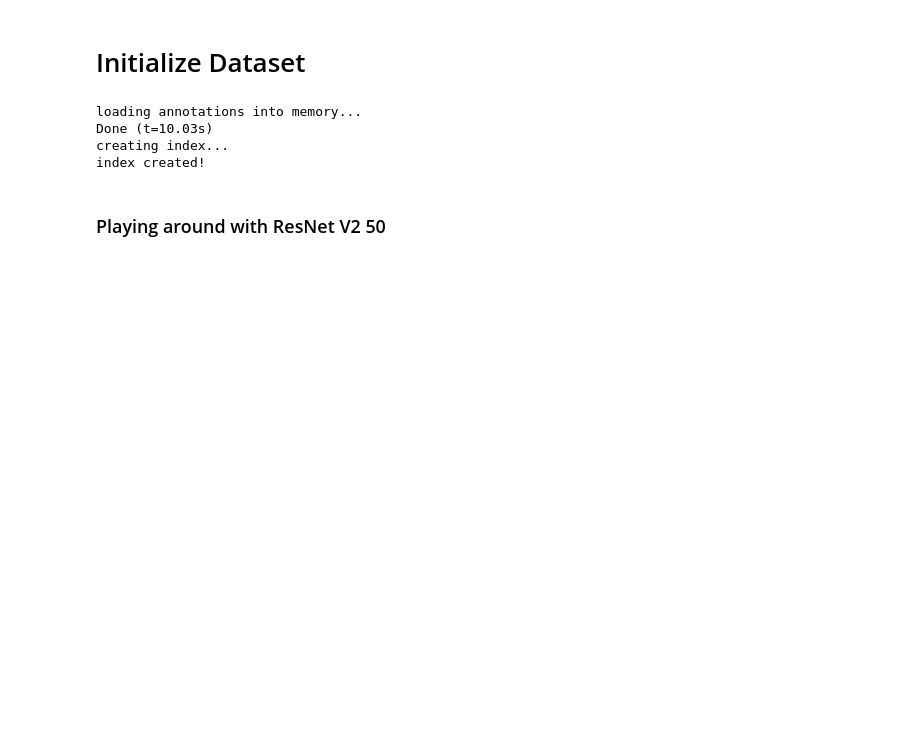
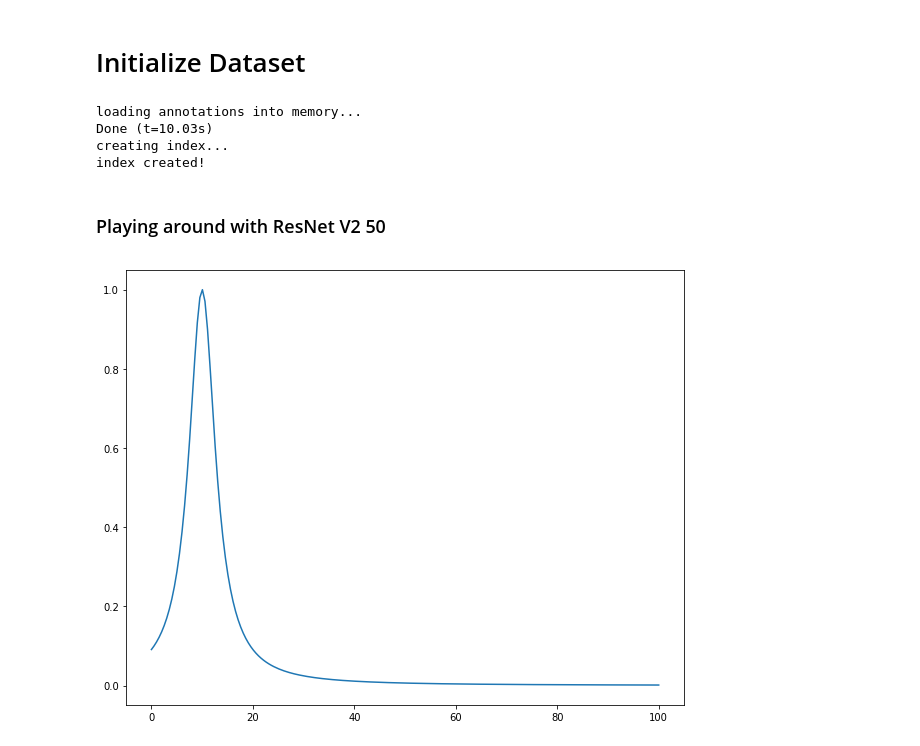
Before and after one commit to gyw0228/MegaNet, a Jupyter notebook: notebooks/KyleNet.ipynb, the cells around one changed output. Cells and saved outputs as stored; diff of their text form; code cells hidden in the pictures; blank space fills up the shorter version.

```diff
--- a/notebooks/KyleNet.ipynb
+++ b/notebooks/KyleNet.ipynb
@@ -607,0 +602,9 @@ tf.train.RMSPropOptimizer.GATE_NONE
+# %%
+x = np.linspace(0,100,200)
+mu = 23
+L = 10.0
+y = L / (L + (x - L)**2)
+plt.plot(x,y)
+plt.show()
+# %% [output]
+[figure, added]
```
Also changed, not shown: parts of 3 cells of this notebook, 2 other files.
